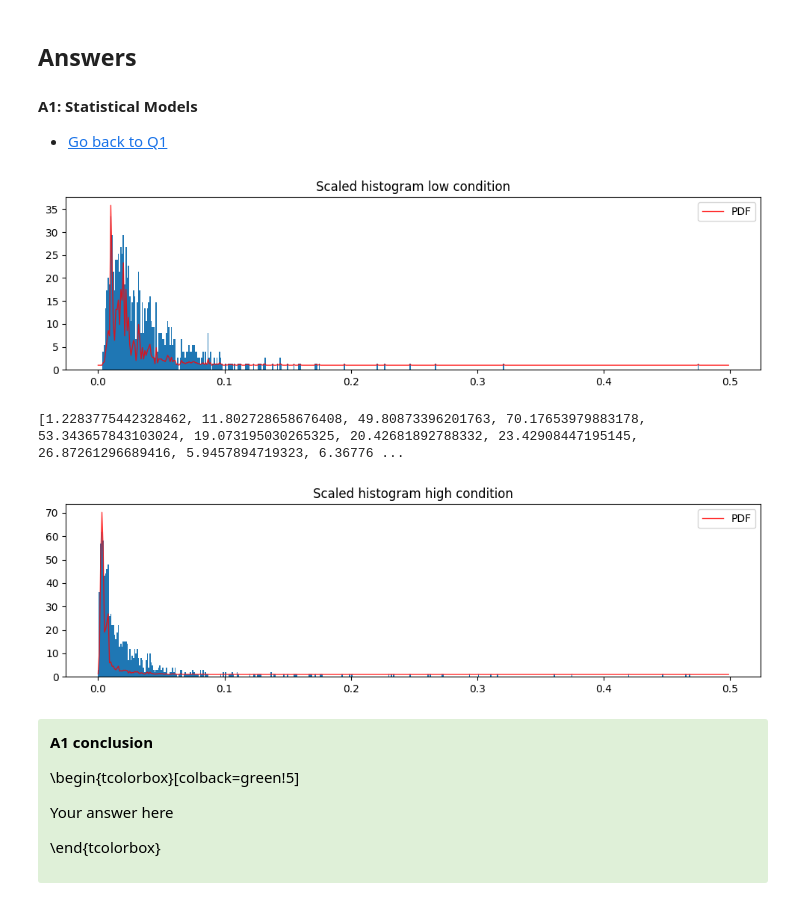
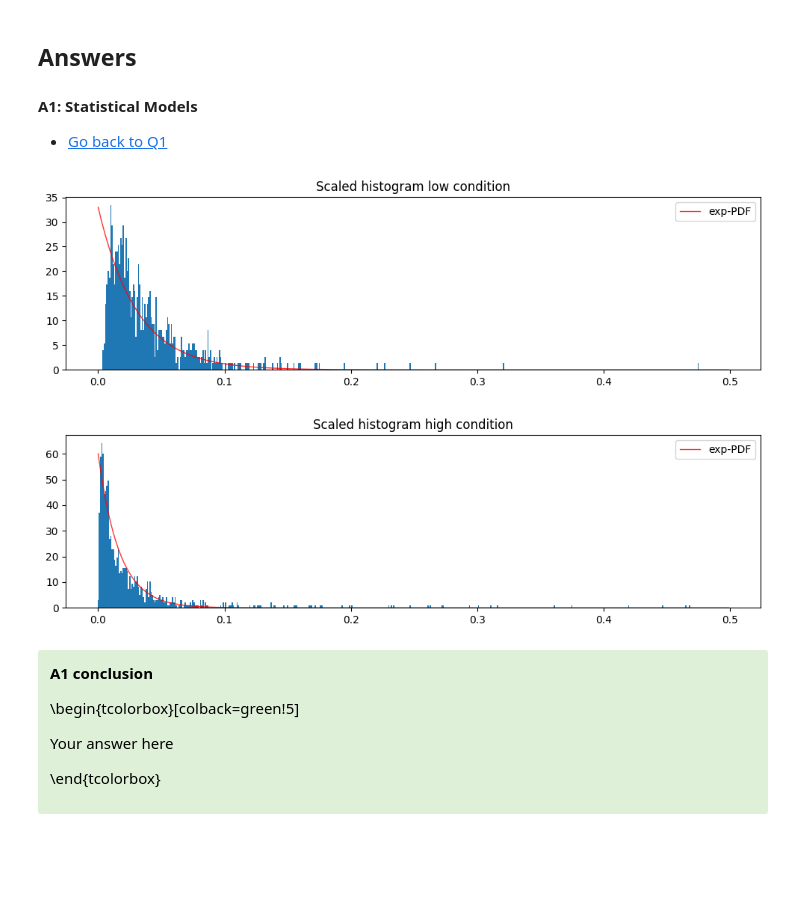
Before and after one commit to cesarz10/Computational-Neurophysiology-Lab, a Jupyter notebook: Lab_4/Module2_Ex2_12.ipynb, the cells around one changed output. Drawn from its saved outputs; the diff is of its cells as text; code cells hidden in the pictures; blank space fills up the shorter version.

```diff
--- a/Lab_4/Module2_Ex2_12.ipynb
+++ b/Lab_4/Module2_Ex2_12.ipynb
@@ -283,51 +283,49 @@ In the last step of this exercise, you should repeat the numerical experiment th
 # prob_density_low (y axis values of the scaled histogram of ISI in 1ms bins, low light condition)
 # prob_density_high (y axis values of the scaled histogram of ISI in 1ms bins, high light condition)
 # bin_edges
 # bin_mids
 # N_low (total number of ISI's, low light)
 # N_high (total number of ISI's, high light)
 # exp_pdf_low (exponential pdf, low light)
 # exp_pdf_high (exponential pdf, high light)
 
 ######################
 ##   Q.1 solution   ##
 ######################
 
+# Low
+N_low = len(ISI_low)
+freqs_low, bins_low = np.histogram(ISI_low, bins=bin_edges)
+prob_density_low = freqs_low / N_low / bin_size
 
-# Low
-freqs_low, bins_low = np.histogram(ISI_low, bins=bin_edges)
-scaled_low = freqs_low / len(ISI_low) / bin_size
-
-# lambda_low = 1 / np.mean(scaled_low)
-# pdf_low = [(lambda_low ** (-lambda_low * x)) for x in scaled_low]
-lambda_low = (1 / np.mean(freqs_low)) * 0.07
-pdf_low = [(lambda_low ** (-lambda_low * x)) for x in freqs_low]
+lambda_low = 33
+exp_pdf_low = [(lambda_low * exp(-lambda_low * x)) for x in bin_edges[:-1]]
 
 # plotting
-plt.bar(bin_edges[:-1], scaled_low, width=bin_size)
-plt.plot(bin_edges[:-1], pdf_low, label="PDF", color='r', alpha=0.8, linewidth=1)
+plt.bar(bin_edges[:-1], prob_density_low, width=bin_size)
+plt.plot(bin_edges[:-1], exp_pdf_low, label="exp-PDF", color='r', alpha=0.8, linewidth=1)
 plt.legend()
 plt.title("Scaled histogram low condition")
 plt.show()
 
 
 # High
+N_high = len(ISI_high)
 freqs_high, bins_high = np.histogram(ISI_high, bins=bin_edges)
-scaled_high = freqs_high / len(ISI_high) / bin_size
+prob_density_high = freqs_high / N_high / bin_size
 
-lambda_high = (1 / np.mean(scaled_high)) * 0.032
-pdf_high = [(lambda_high ** (-lambda_high * x)) for x in scaled_high]
+lambda_high = 60
+exp_pdf_high = [(lambda_high * exp(-lambda_high * x)) for x in bin_edges[:-1]]
 
 # plotting
-plt.bar(bin_edges[:-1], freqs_high, width=bin_size)
-plt.plot(bin_edges[:-1], pdf_high, label="PDF", color='r', alpha=0.8, linewidth=1)
+plt.bar(bin_edges[:-1], prob_density_high, width=bin_size)
+plt.plot(bin_edges[:-1], exp_pdf_high, label="exp-PDF", color='r', alpha=0.8, linewidth=1)
 plt.legend()
 plt.title("Scaled histogram high condition")
 plt.show()
 # %% [output]
-[figure, old version]
+[figure, new version]
-[1.2283775442328462, 11.802728658676408, 49.80873396201763, 70.17653979883178, 53.343657843103024, 19.073195030265325, 20.42681892788332, 23.42908447195145, 26.87261296689416, 5.9457894719323, 6.36776 ...
-[figure, old version]
+[figure, new version]
 # %% [markdown]
 <div class="alert alert-success">
 <span style="color:black">
```
Also changed, not shown: parts of 6 cells of this notebook.
